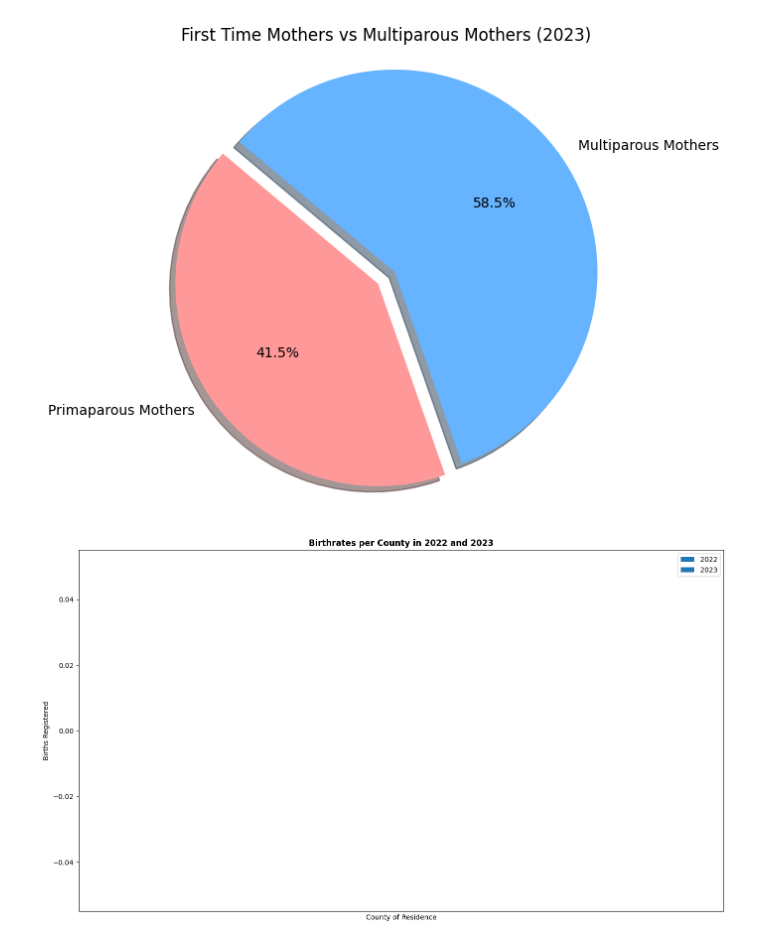
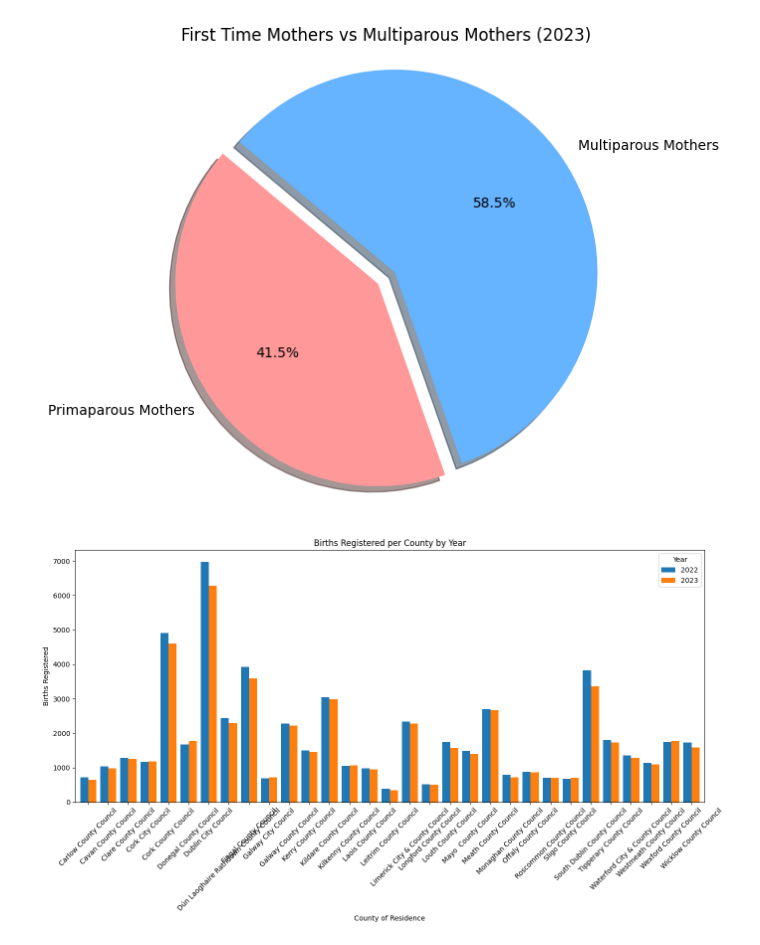
Before and after one commit to GraceMarySmyth/programming-for-data-analytics, a Jupyter notebook: Big_project/birth_rates.ipynb, the cells around one changed output. Saved outputs shown, nothing was run; the diff lists cells and outputs as text; code cells hidden in the pictures.

```diff
--- a/Big_project/birth_rates.ipynb
+++ b/Big_project/birth_rates.ipynb
@@ -184,45 +180,25 @@ plt.show()
 [figure]
 # %%
 df = df[df['County of Residence'] != 'Ireland']
-# %%
-data = df.groupby('County of Residence')['Births Registered'].sum().sort_values(ascending=False)
-data_2022 = df[df['Year'] == 2022]
-data_2023 = df[df['Year'] == 2023]
-counties = df['County of Residence'].unique()
-
-for county in counties:
-    data_county_2022 = df[(df['County of Residence'] == county) & (df['Year'] == 2022)]
-    data_county_2023 = df[(df['County of Residence'] == county) & (df['Year'] == 2023)]
-
-    if not data_county_2022.empty and not data_county_2023.empty:
-        births_2022 = data_county_2022['Births Registered'].values[0]
-        births_2023 = data_county_2023['Births Registered'].values[0]
-
-        plt.figure(figsize=(10, 6))
-        plt.bar(['2022', '2023'], [births_2022, births_2023], color=['g', 'r'])
-        plt.title(f'Births Registered in {county} (2022 vs 2023)')
-        plt.xlabel('Year')
-        plt.ylabel('Births Registered')
-        plt.show()
-
-counties = data_2022['County of Residence']
-birthrates_2022 = data_2022['Births Registered']
-birthrates_2023 = data_2023['Births Registered']
-
-bar_width = 0.35
-x = np.arange(len(counties))
-
-plt.figure(figsize=(14, 8))
-plt.bar(x, birthrates_2022, width=bar_width, label='2022', color='g', align='center')
-plt.bar(x + bar_width, birthrates_2023, width=bar_width, label='2023', color='r', align='center')
-
-plt.xlabel('County of Residence')
-plt.ylabel('Births Registered')
-plt.title('Birthrates per County in 2022 and 2023', fontweight='bold')
-plt.xticks(x + bar_width / 2, counties, rotation=45)
-plt.legend()
-
-plt.tight_layout()
-plt.show()
-# %% [output]
-[figure, removed]
+# %%
+# Ensure the DataFrame df is not empty
+if not df.empty:
+	# Group the data by 'County of Residence' and 'Year' and sum the 'Births Registered'
+	county_year_data = df.groupby(['County of Residence', 'Year'])['Births Registered'].sum().unstack()
+
+	# Plot the bar graph
+	county_year_data.plot(kind='bar', figsize=(14, 8), width=0.8)
+
+	plt.title('Births Registered per County by Year')
+	plt.xlabel('County of Residence')
+	plt.ylabel('Births Registered')
+	plt.xticks(rotation=45)
+	plt.legend(title='Year')
+	plt.tight_layout()
+
+	# Show the plot
+	plt.show()
+else:
+	print("The DataFrame 'df' is empty. Please check the data import step.")
+# %% [output]
+[figure, added]
```
Also changed, not shown: parts of 5 cells of this notebook.
